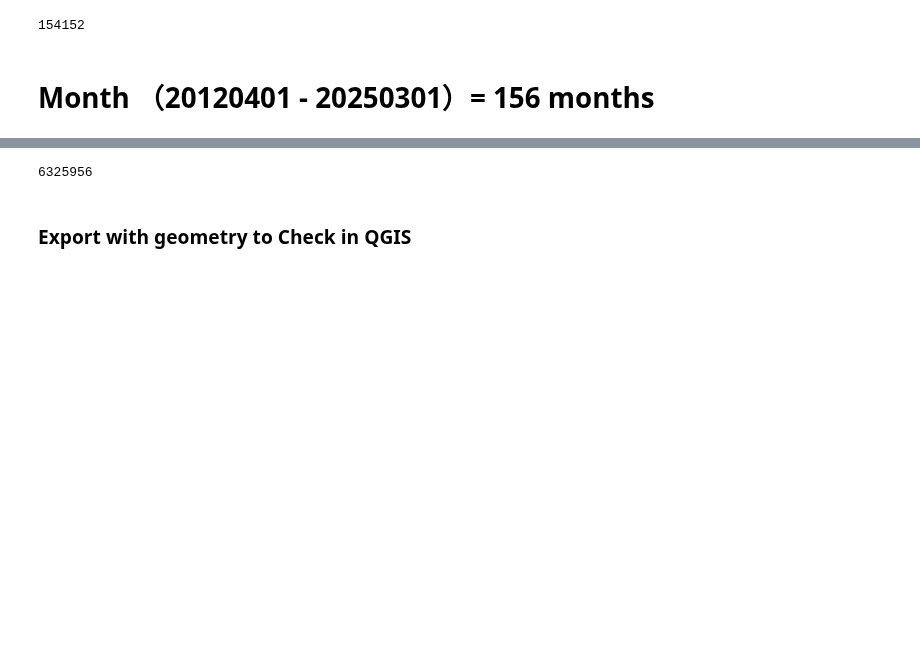
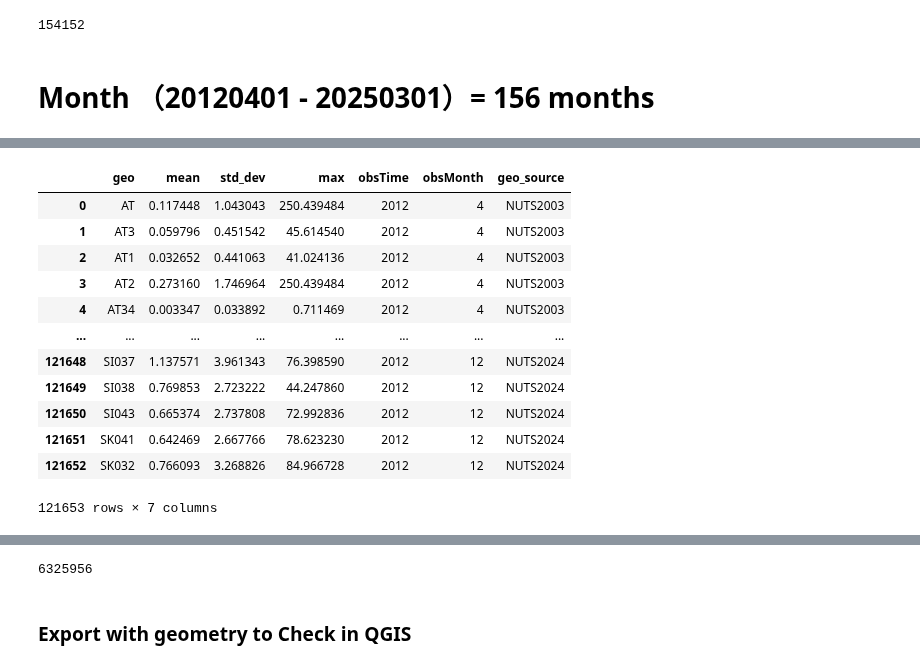
Before and after one commit to OxfordDemSci/Mapineq, a Jupyter notebook: src/data-wrangling/GEE/NTL/NTL_post_GEE.ipynb, the cells around one changed output, grey strips where cells are left out. Cells and saved outputs as stored; diff of their text form; code cells hidden in the pictures; blank space fills up the shorter version.

```diff
--- a/src/data-wrangling/GEE/NTL/NTL_post_GEE.ipynb
+++ b/src/data-wrangling/GEE/NTL/NTL_post_GEE.ipynb
@@ -370,3 +372,20 @@ df2224_M
 | 486610 | SK041 | 0.756769 | 1.343125 | 34.970001 | 2024 | 12 | NUTS2024 |
 | 486611 | SK032 | 0.735247 | 1.150429 | 36.570000 | 2024 | 12 | NUTS2024 |
 486612 rows × 7 columns
+# %%
+df12_M = pd.read_csv(DATA_DIR/'GEE/NTL/VIIRS_NUTS_Monthly_2012.csv')
+df12_M
+# %% [output]
+|  | geo | mean | std_dev | max | obsTime | obsMonth | geo_source |
+| 0 | AT | 0.117448 | 1.043043 | 250.439484 | 2012 | 4 | NUTS2003 |
+| 1 | AT3 | 0.059796 | 0.451542 | 45.614540 | 2012 | 4 | NUTS2003 |
+| 2 | AT1 | 0.032652 | 0.441063 | 41.024136 | 2012 | 4 | NUTS2003 |
+| 3 | AT2 | 0.273160 | 1.746964 | 250.439484 | 2012 | 4 | NUTS2003 |
+| 4 | AT34 | 0.003347 | 0.033892 | 0.711469 | 2012 | 4 | NUTS2003 |
+| ... | ... | ... | ... | ... | ... | ... | ... |
+| 121648 | SI037 | 1.137571 | 3.961343 | 76.398590 | 2012 | 12 | NUTS2024 |
+| 121649 | SI038 | 0.769853 | 2.723222 | 44.247860 | 2012 | 12 | NUTS2024 |
+| 121650 | SI043 | 0.665374 | 2.737808 | 72.992836 | 2012 | 12 | NUTS2024 |
+| 121651 | SK041 | 0.642469 | 2.667766 | 78.623230 | 2012 | 12 | NUTS2024 |
+| 121652 | SK032 | 0.766093 | 3.268826 | 84.966728 | 2012 | 12 | NUTS2024 |
+121653 rows × 7 columns
```
Also changed, not shown: parts of 7 cells of this notebook, 5 other files.
